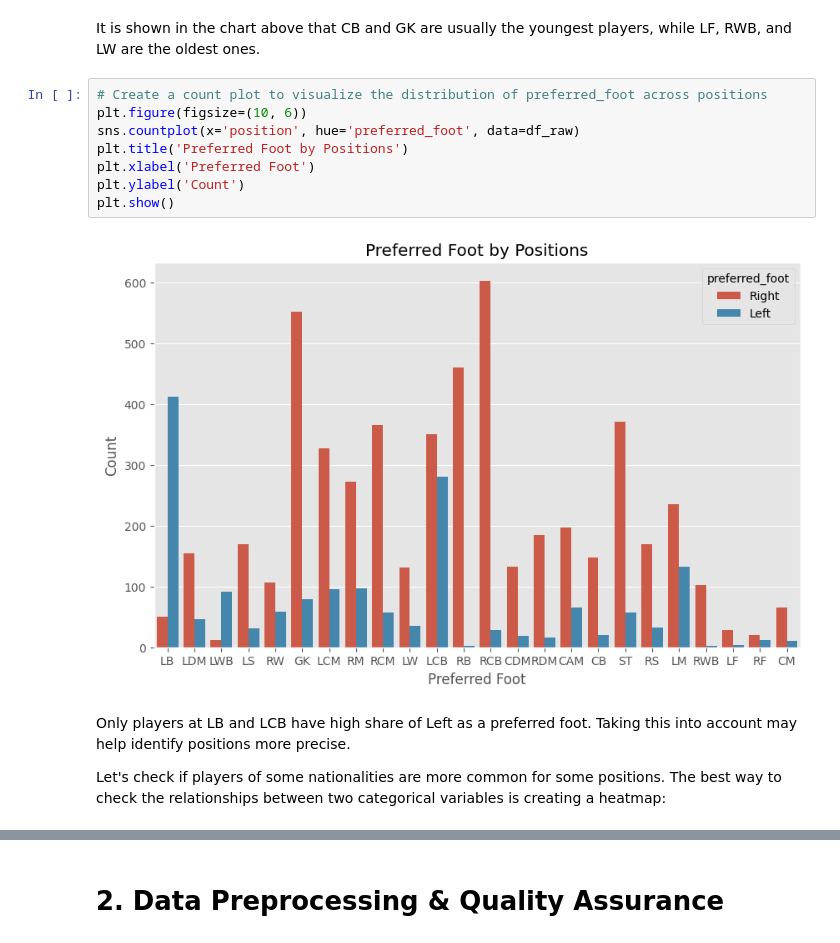
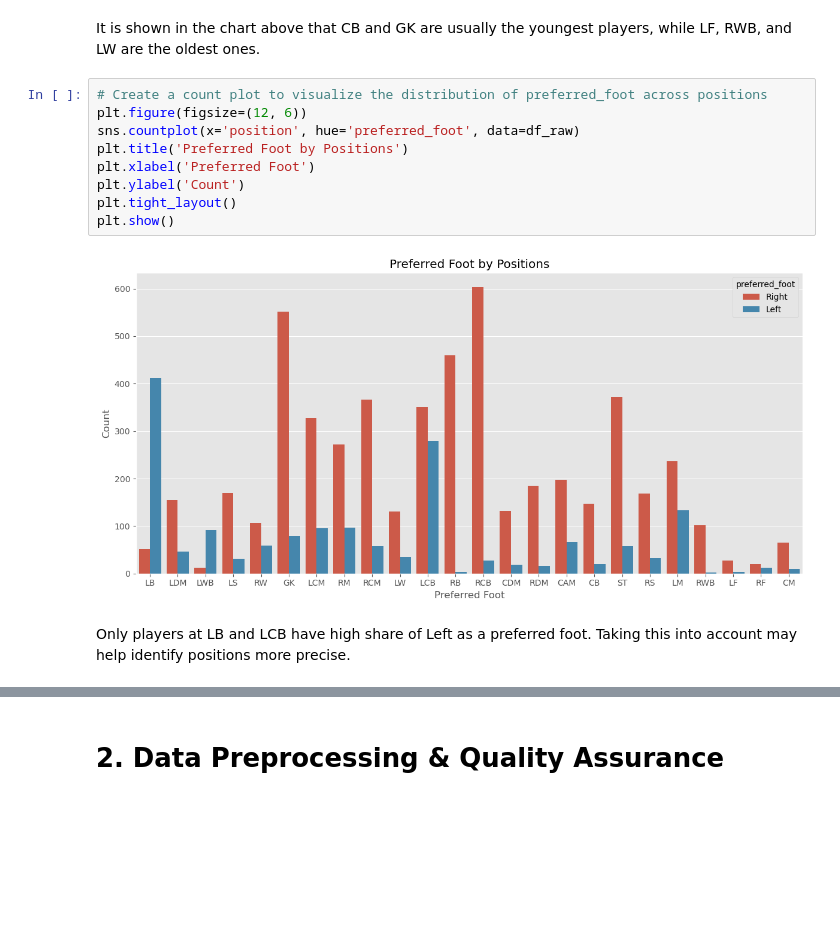
Before and after one commit to mhandt9/football-pos-prediction, a Jupyter notebook: balling.ipynb, the cells around one changed output, grey strips where cells are left out. Saved outputs shown, nothing was run; the diff lists cells and outputs as text; blank space fills up the shorter version.

```diff
--- a/balling.ipynb
+++ b/balling.ipynb
@@ -447,15 +465,14 @@ plt.show()
 It is shown in the chart above that CB and GK are usually the youngest players, while LF, RWB, and LW are the oldest ones.
 # %%
 # Create a count plot to visualize the distribution of preferred_foot across positions
-plt.figure(figsize=(10, 6))
+plt.figure(figsize=(12, 6))
 sns.countplot(x='position', hue='preferred_foot', data=df_raw)
 plt.title('Preferred Foot by Positions')
 plt.xlabel('Preferred Foot')
 plt.ylabel('Count')
+plt.tight_layout()
 plt.show()
 # %% [output]
-[figure, old version]
+[figure, new version]
 # %% [markdown]
 Only players at LB and LCB have high share of Left as a preferred foot. Taking this into account may help identify positions more precise.
-
-Let's check if players of some nationalities are more common for some positions. The best way to check the relationships between two categorical variables is creating a heatmap:
```
Also changed, not shown: parts of 45 cells of this notebook.
